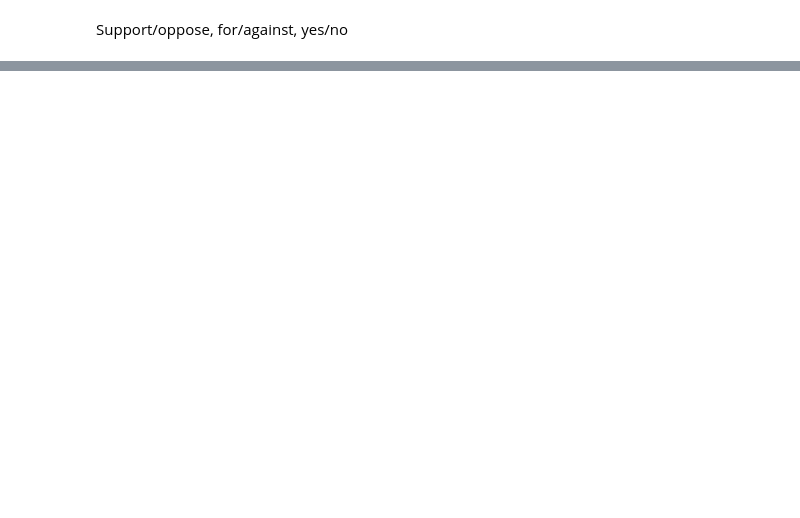
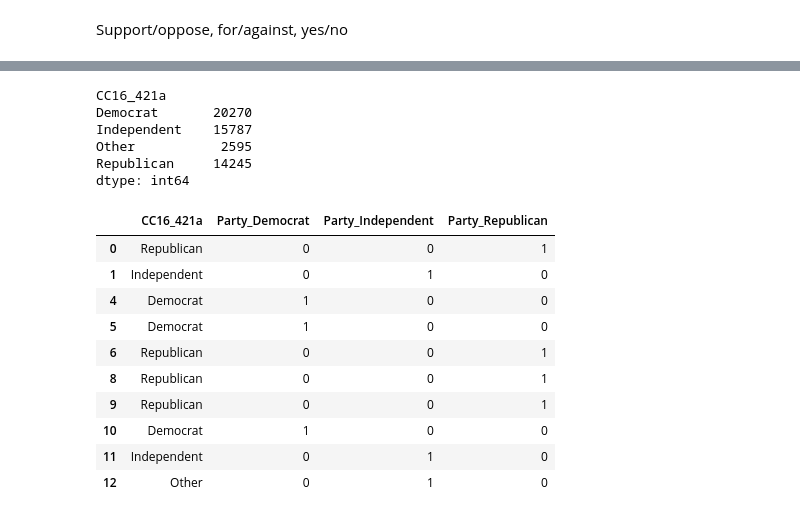
Before and after one commit to joshyou/springboard, a Jupyter notebook: Project 2/Capstone 2 wrangling.ipynb, the cells around one changed output, grey strips where cells are left out. Saved outputs shown, nothing was run; the diff lists cells and outputs as text; code cells hidden in the pictures; blank space fills up the shorter version.

```diff
--- a/Project 2/Capstone 2 wrangling.ipynb
+++ b/Project 2/Capstone 2 wrangling.ipynb
@@ -735,0 +768,5 @@ df.drop(['milstat_1', 'milstat_2', 'milstat_3', 'milstat_4'], axis = 1, inplace
+# %%
+df.drop(['race_Hispanic'], axis = 1, inplace = True)
+# %%
+df['college'] = (df['educ'] == '4-year') | (df['educ'] == 'Post-grad').astype(int)
+df[['college', 'educ']].head(10)
@@ -735,0 +785,27 @@ df.drop(['milstat_1', 'milstat_2', 'milstat_3', 'milstat_4'], axis = 1, inplace
+# %%
+df.groupby(['CC16_421a']).size()
+# %% [output]
+CC16_421a
+Democrat       20270
+Independent    15787
+Other           2595
+Republican     14245
+dtype: int64
+# %%
+df['PartyID'] = df['CC16_421a'].replace({'Other': 'Independent'})
+# %%
+df = df.merge(pd.get_dummies(df['PartyID'], prefix = 'Party'), left_index = True, right_index = True)
+# %%
+df[['CC16_421a', 'Party_Democrat', 'Party_Independent', 'Party_Republican']][:10]
+# %% [output]
+|  | CC16_421a | Party_Democrat | Party_Independent | Party_Republican |
+| 0 | Republican | 0 | 0 | 1 |
+| 1 | Independent | 0 | 1 | 0 |
+| 4 | Democrat | 1 | 0 | 0 |
+| 5 | Democrat | 1 | 0 | 0 |
+| 6 | Republican | 0 | 0 | 1 |
+| 8 | Republican | 0 | 0 | 1 |
+| 9 | Republican | 0 | 0 | 1 |
+| 10 | Democrat | 1 | 0 | 0 |
+| 11 | Independent | 0 | 1 | 0 |
+| 12 | Other | 0 | 1 | 0 |
```
Also changed, not shown: parts of 24 cells of this notebook, 2 other files.
